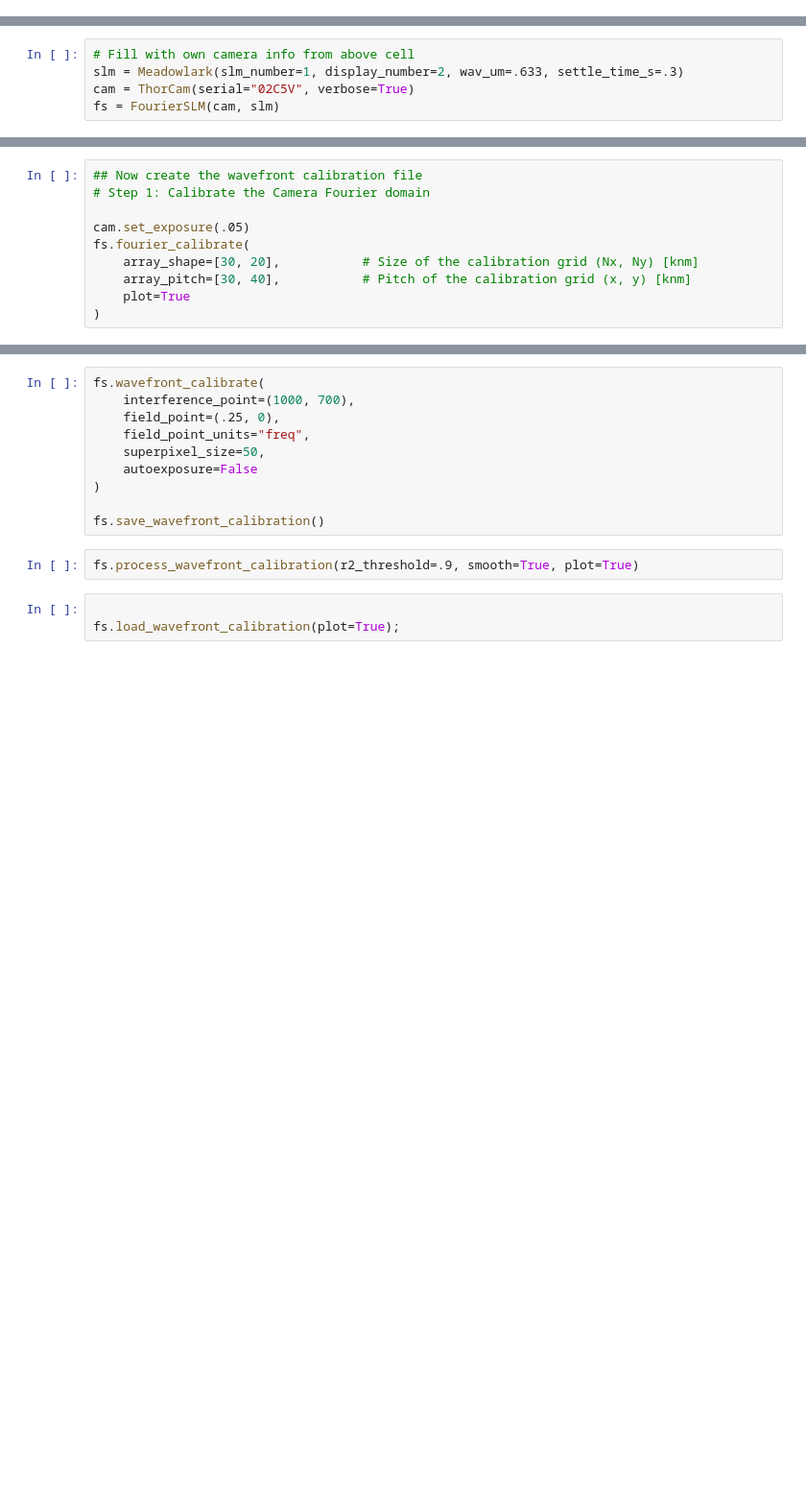
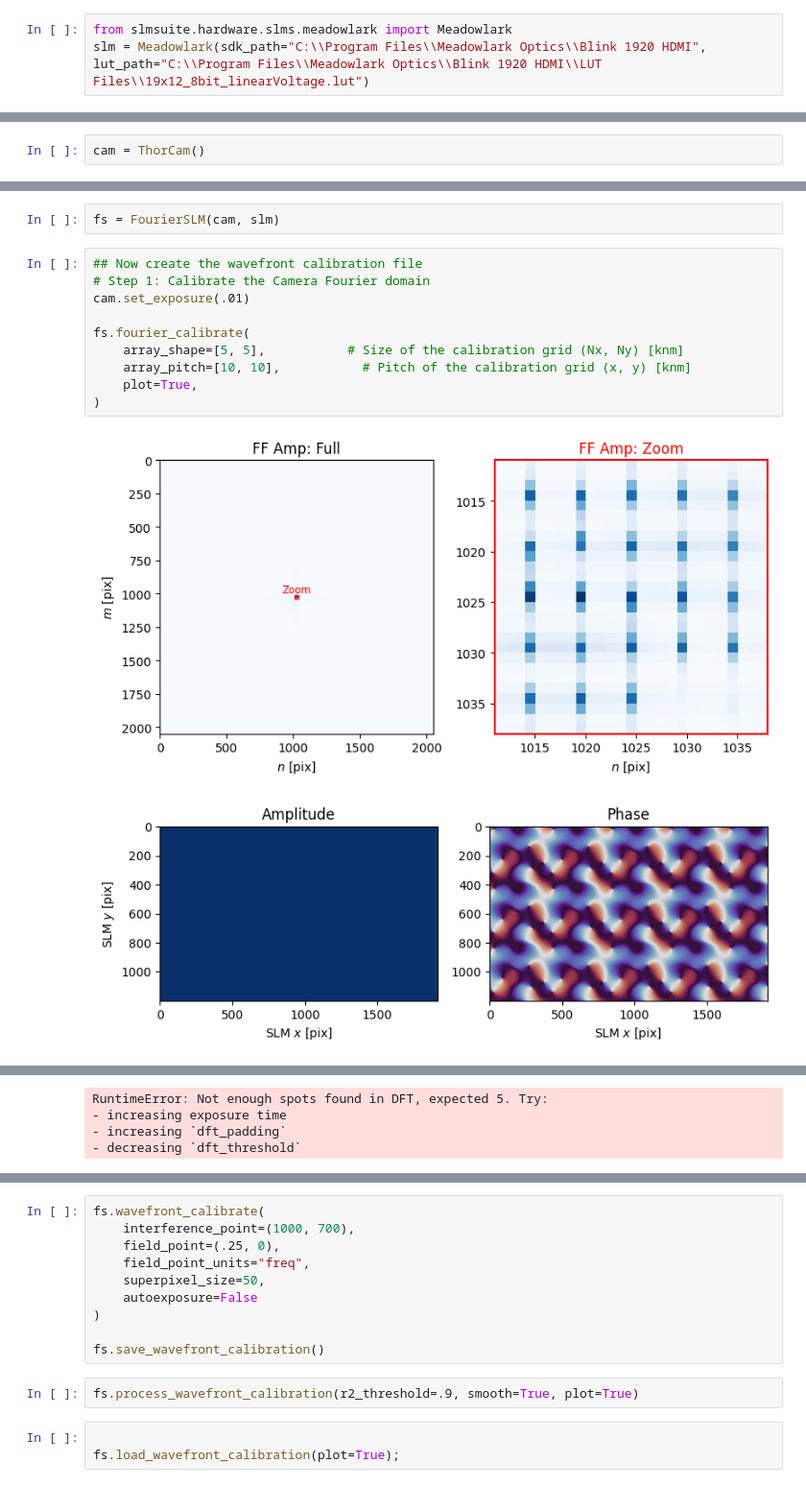
Before and after one commit to nsong03/Ultracold-Research, a Jupyter notebook: GWS-Summer2024/initslm/calibration_superpixels.ipynb, the cells around one changed output, grey strips where cells are left out. Shown at 96% size. Cells and saved outputs as stored; diff of their text form; blank space fills up the shorter version.

```diff
--- a/GWS-Summer2024/initslm/calibration_superpixels.ipynb
+++ b/GWS-Summer2024/initslm/calibration_superpixels.ipynb
@@ -53,0 +66,3 @@ def plot(title=""):
+# %%
+from slmsuite.hardware.slms.meadowlark import Meadowlark
+slm = Meadowlark(sdk_path="C:\\Program Files\\Meadowlark Optics\\Blink 1920 HDMI", lut_path="C:\\Program Files\\Meadowlark Optics\\Blink 1920 HDMI\\LUT Files\\19x12_8bit_linearVoltage.lut")
@@ -59,5 +80,2 @@ ThorCam.info(verbose=True)
-# %%
-# Fill with own camera info from above cell
-slm = Meadowlark(slm_number=1, display_number=2, wav_um=.633, settle_time_s=.3)
-cam = ThorCam(serial="02C5V", verbose=True)
-fs = FourierSLM(cam, slm)
+# %%
+cam = ThorCam()
@@ -64,10 +86,15 @@ fs = FourierSLM(cam, slm)
+# %%
+fs = FourierSLM(cam, slm)
 # %%
 ## Now create the wavefront calibration file
 # Step 1: Calibrate the Camera Fourier domain
+cam.set_exposure(.01)
 
-cam.set_exposure(.05)
 fs.fourier_calibrate(
-    array_shape=[30, 20],           # Size of the calibration grid (Nx, Ny) [knm]
-    array_pitch=[30, 40],           # Pitch of the calibration grid (x, y) [knm]
-    plot=True
+    array_shape=[5, 5],           # Size of the calibration grid (Nx, Ny) [knm]
+    array_pitch=[10, 10],           # Pitch of the calibration grid (x, y) [knm]
+    plot=True,
 )
+# %% [output]
+[figure, added]
+[figure, added]
@@ -73,0 +102,4 @@ fs.fourier_calibrate(
+RuntimeError: Not enough spots found in DFT, expected 5. Try:
+- increasing exposure time
+- increasing `dft_padding`
+- decreasing `dft_threshold`
```
Also changed, not shown: parts of 6 cells of this notebook, 22 other files.
